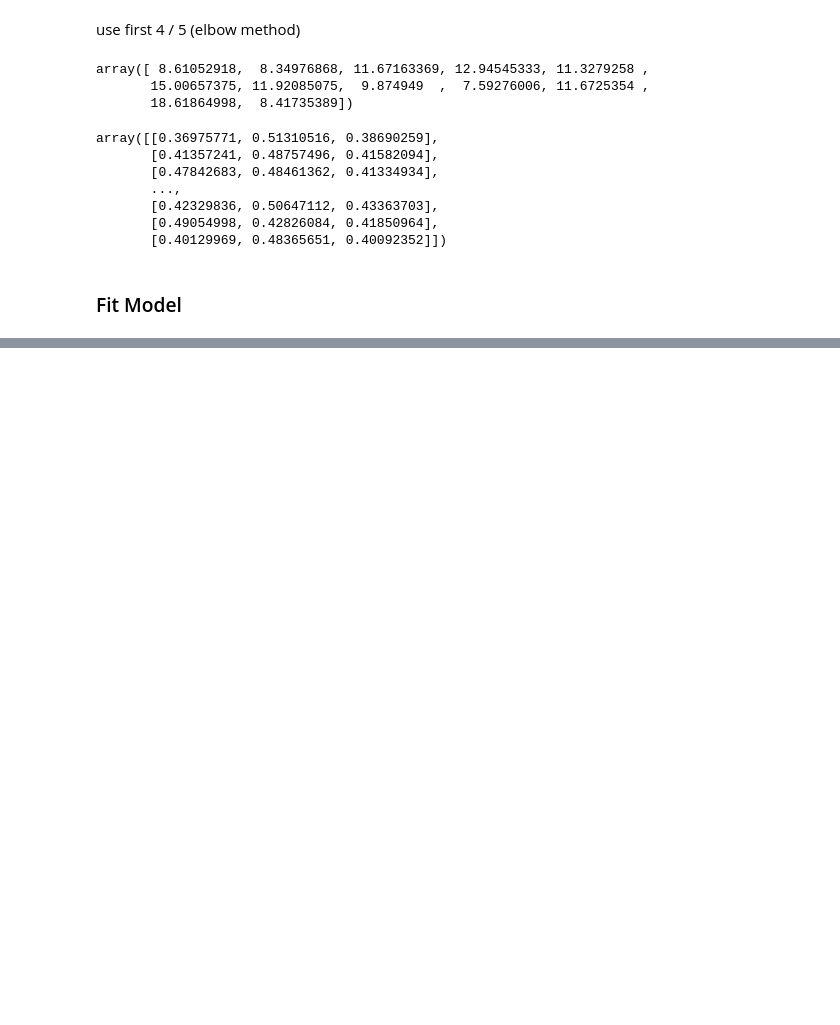
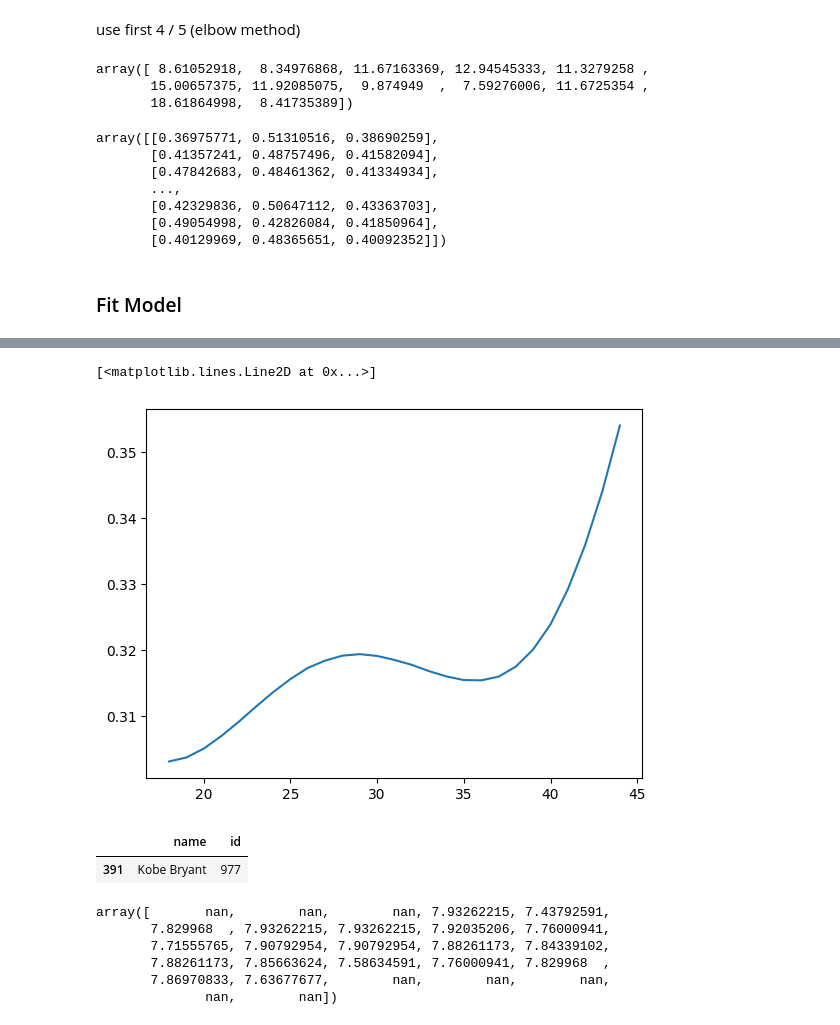
Before and after one commit to abrahme/nba_functional_analysis, a Jupyter notebook: HSGPFunctional.ipynb, the cells around one changed output, grey strips where cells are left out. Saved outputs shown, nothing was run; the diff lists cells and outputs as text; code cells hidden in the pictures; blank space fills up the shorter version.

```diff
--- a/HSGPFunctional.ipynb
+++ b/HSGPFunctional.ipynb
@@ -532,0 +530,4 @@ plt.scatter(covariate_X[:,2], covariate_X[:,0])
+# %%
+recovered_basis_weights = [az.summary(trace, var_names = [f"basis_weights_{metric}_{i}" for i in range(covariate_size)])[["mean"]].to_numpy().reshape((3,27)) for metric in metrics]
+# %%
+metric_weight_tensor = np.stack(recovered_basis_weights)
@@ -532,0 +538,2 @@ plt.scatter(covariate_X[:,2], covariate_X[:,0])
+# %%
+predicted_curves = np.einsum("ij,ljk->ilk", covariate_X, metric_weight_tensor)
@@ -532,0 +546,19 @@ plt.scatter(covariate_X[:,2], covariate_X[:,0])
+# %%
+plt.plot(basis, expit(predicted_curves[481,-1,:]) )
+# %% [output]
+[<matplotlib.lines.Line2D at 0x...>]
+[figure, added]
+# %%
+name_mapper[name_mapper["name"] == "Kobe Bryant"]
+# %% [output]
+|  | name | id |
+| 391 | Kobe Bryant | 977 |
+# %%
+data_set[2]["exposure_data"][481,:]
+# %% [output]
+array([       nan,        nan,        nan, 7.93262215, 7.43792591,
+       7.829968  , 7.93262215, 7.93262215, 7.92035206, 7.76000941,
+       7.71555765, 7.90792954, 7.90792954, 7.88261173, 7.84339102,
+       7.88261173, 7.85663624, 7.58634591, 7.76000941, 7.829968  ,
+       7.86970833, 7.63677677,        nan,        nan,        nan,
+              nan,        nan])
```
Also changed, not shown: parts of 7 cells of this notebook, 2 other files.
